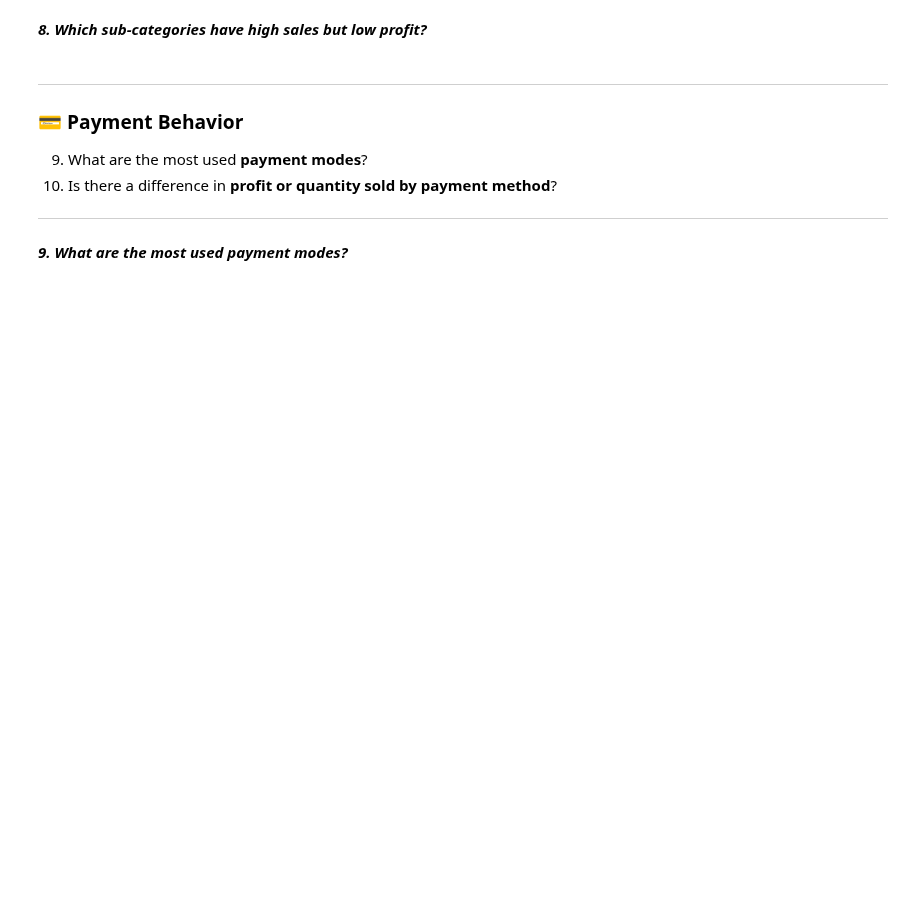
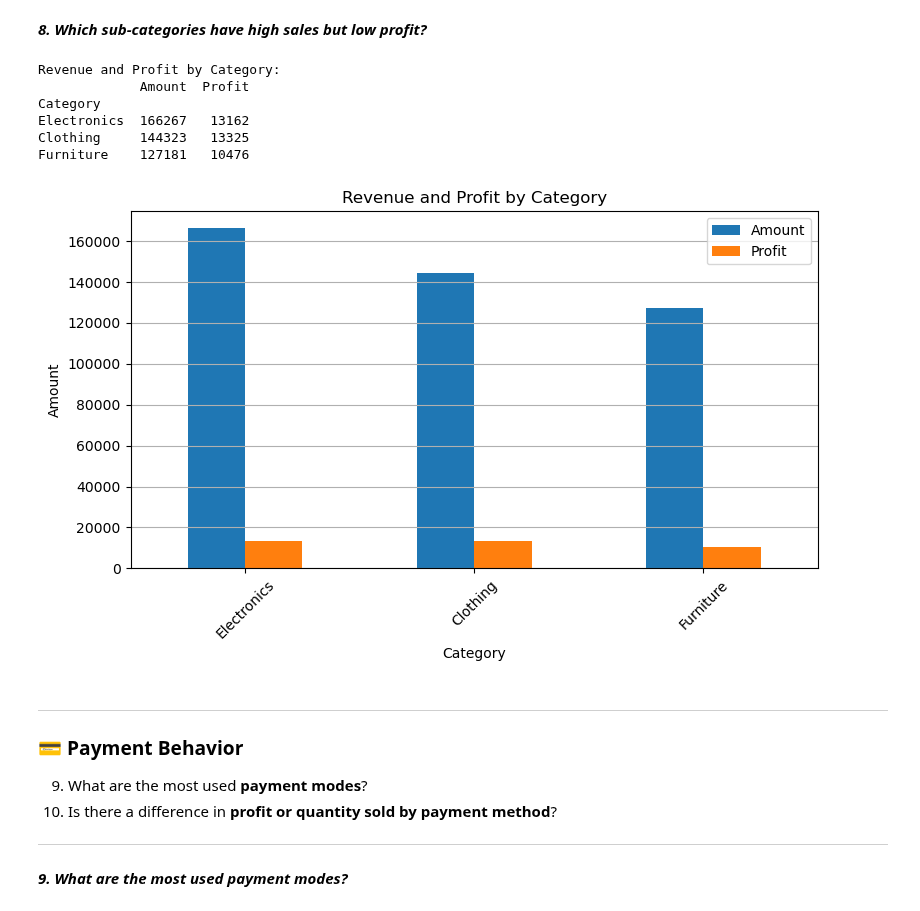
Before and after one commit to TimotheeNkwar/Data-Science-projects, a Jupyter notebook: project 6/Online Sales Data.ipynb, the cells around one changed output. Drawn from its saved outputs; the diff is of its cells as text; code cells hidden in the pictures; blank space fills up the shorter version.

```diff
--- a/project 6/Online Sales Data.ipynb
+++ b/project 6/Online Sales Data.ipynb
@@ -212,5 +251,28 @@ Leggings            2106    -130
 # %% [markdown]
 ***8. Which sub-categories have **high sales but low profit**?***
+# %%
+# Group by Category and sum Amount and Profit
+category_summary = data.groupby("Category")[["Amount", "Profit"]].sum().sort_values(by="Amount", ascending=False)
+
+print("Revenue and Profit by Category:")
+print(category_summary)
+# %% [output]
+Revenue and Profit by Category:
+             Amount  Profit
+Category
+Electronics  166267   13162
+Clothing     144323   13325
+Furniture    127181   10476
+# %%
+category_summary.plot(kind="bar", figsize=(8,5))
+plt.title("Revenue and Profit by Category")
+plt.ylabel("Amount")
+plt.xticks(rotation=45)
+plt.grid(axis='y')
+plt.tight_layout()
+plt.show()
+# %% [output]
+[figure, added]
 # %% [markdown]
 
 ---
```
Also changed, not shown: parts of 11 cells of this notebook.
